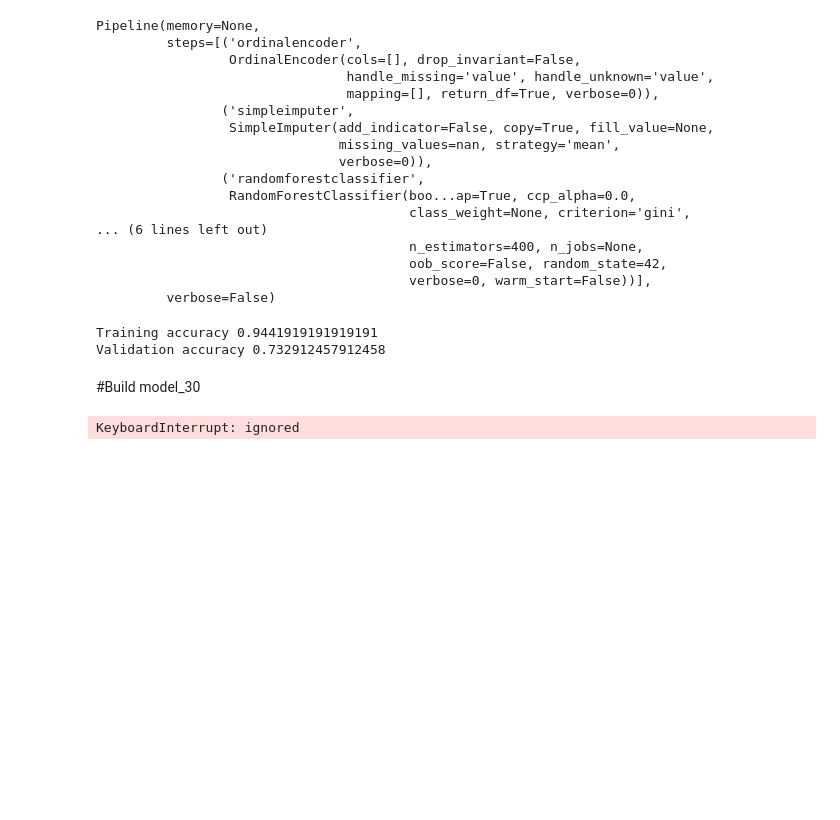
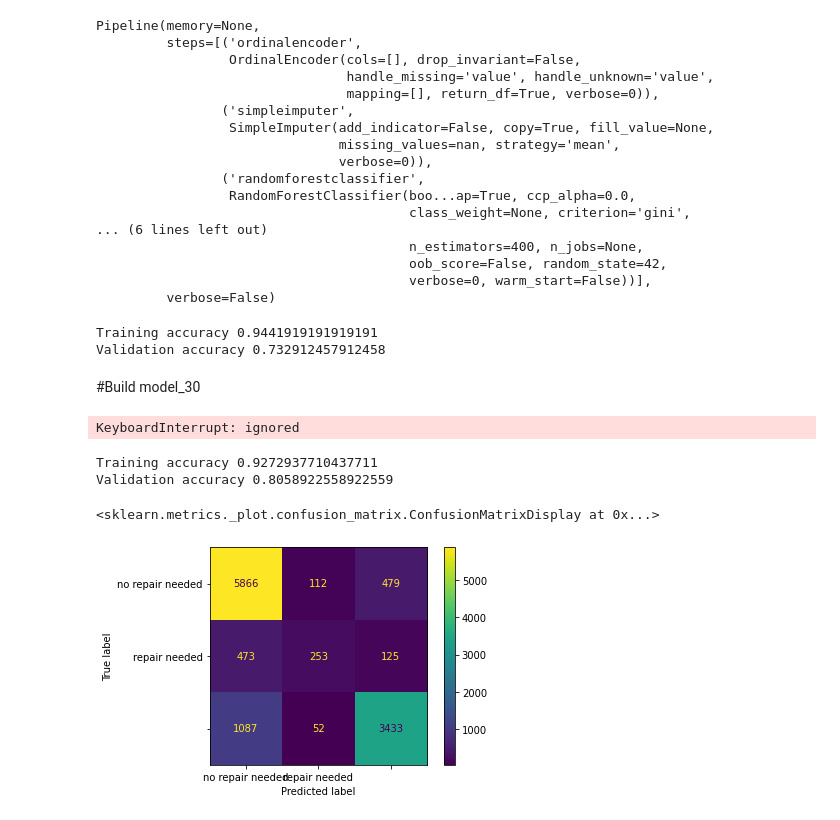
Before and after one commit to Tristan-Brown1096/DS-Unit-2-Kaggle-Challenge, a Jupyter notebook: module4-classification-metrics/LS_DS_224_assignment.ipynb, the cells around one changed output. Drawn from its saved outputs; the diff is of its cells as text; code cells hidden in the pictures; blank space fills up the shorter version.

```diff
--- a/module4-classification-metrics/LS_DS_224_assignment.ipynb
+++ b/module4-classification-metrics/LS_DS_224_assignment.ipynb
@@ -49,10 +49,10 @@ import pandas as pd
 
 # Merge train_features.csv & train_labels.csv
 train = pd.merge(pd.read_csv(DATA_PATH+'waterpumps/train_features.csv'),
-                 pd.read_csv(DATA_PATH+'waterpumps/train_labels.csv'))
+                 pd.read_csv(DATA_PATH+'waterpumps/train_labels.csv')).set_index('id')
 
 # Read test_features.csv & sample_submission.csv
-test = pd.read_csv(DATA_PATH+'waterpumps/test_features.csv')
+test = pd.read_csv(DATA_PATH+'waterpumps/test_features.csv', index_col='id')
 sample_submission = pd.read_csv(DATA_PATH+'waterpumps/sample_submission.csv')
 # %%
 train.date_recorded = pd.to_datetime(train.date_recorded)
@@ -233,6 +234,6 @@ params = {'randomforestclassifier__n_estimators': range(300, 600, 20),
           'randomforestclassifier__max_features': ['sqrt', 'log2', None]
 }
 
-gs = GridSearchCV(model_27, param_grid=params, n_jobs=-1, verbose=1, cv=5, scoring='accuracy')
+gs = RandomizedSearchCV(model_27, param_distributions=params, n_iter=10, n_jobs=-1, verbose=1, cv=5, scoring='accuracy')
 # %%
 gs.fit(X_train, y_train)
@@ -239,8 +241,25 @@ gs.fit(X_train, y_train)
 # %% [output]
 KeyboardInterrupt: ignored
+# %%
+model_30 = make_pipeline(
+    OrdinalEncoder(),
+    SimpleImputer(),
+    RandomForestClassifier(random_state=42, n_estimators=520, max_features='log2', max_depth=19)
+)
+
+model_30.fit(X_train, y_train)
+
+print('Training accuracy', model_30.score(X_train, y_train))
+print('Validation accuracy', model_30.score(X_val, y_val))
+# %% [output]
+Training accuracy 0.9272937710437711
+Validation accuracy 0.8058922558922559
 # %%
 from sklearn.metrics import plot_confusion_matrix, classification_report
 # %%
-plot_confusion_matrix(pipeline, X_val, y_val,
+plot_confusion_matrix(model_30, X_val, y_val,
                       values_format=".0f",
                       display_labels=['no repair needed', 'repair needed'])
+# %% [output]
+<sklearn.metrics._plot.confusion_matrix.ConfusionMatrixDisplay at 0x...>
+[figure, added]
```
Also changed, not shown: parts of 15 cells of this notebook.
